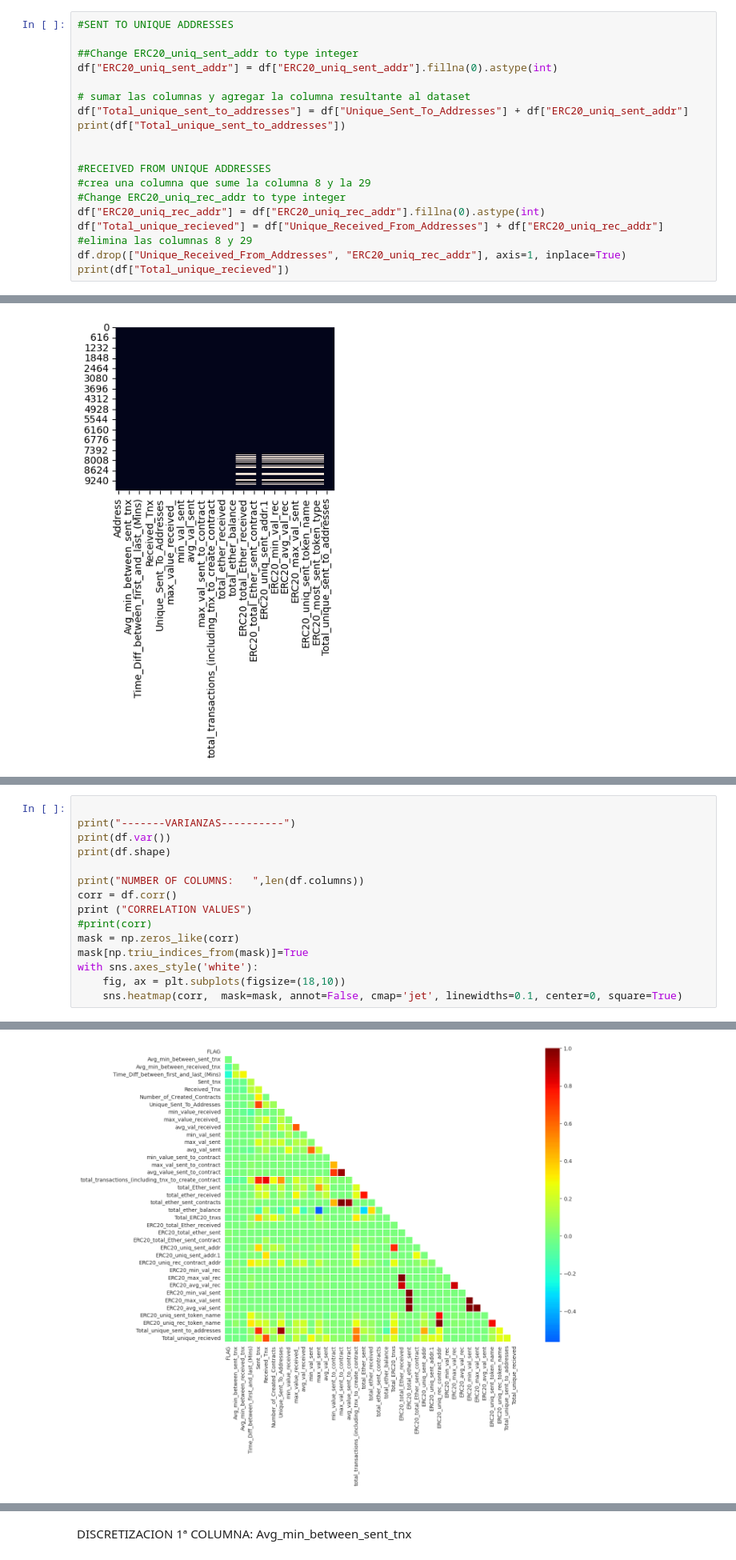
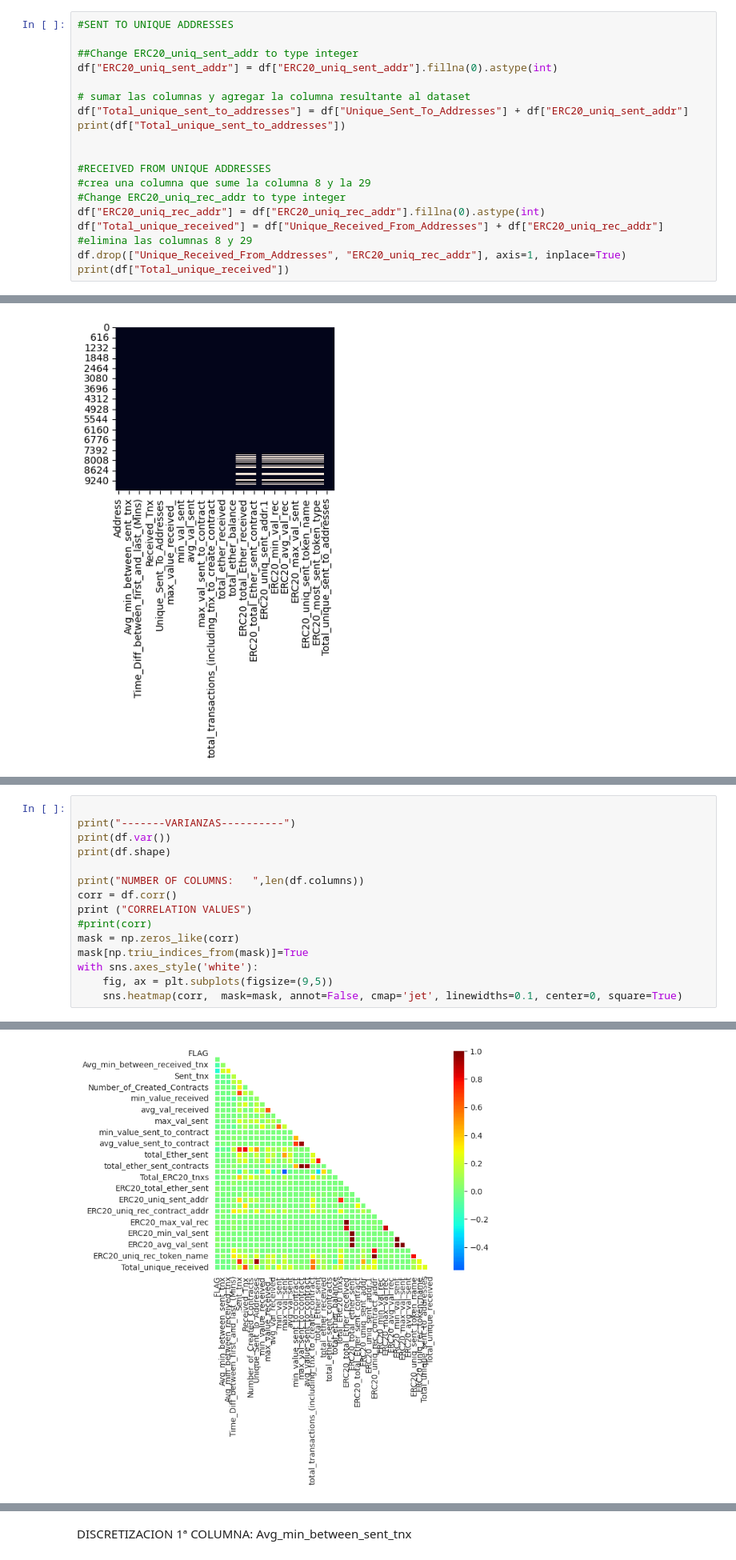
Before and after one commit to docampo99/Fraud_Detection_with_AI, a Jupyter notebook: Ethereum.ipynb, the cells around one changed output, grey strips where cells are left out. Shown at 80% size. Cells and saved outputs as stored; diff of their text form.

```diff
--- a/Ethereum.ipynb
+++ b/Ethereum.ipynb
@@ -165,10 +166,10 @@ print(df["Total_unique_sent_to_addresses"])
 #crea una columna que sume la columna 8 y la 29
 #Change ERC20_uniq_rec_addr to type integer
 df["ERC20_uniq_rec_addr"] = df["ERC20_uniq_rec_addr"].fillna(0).astype(int)
-df["Total_unique_recieved"] = df["Unique_Received_From_Addresses"] + df["ERC20_uniq_rec_addr"]
+df["Total_unique_received"] = df["Unique_Received_From_Addresses"] + df["ERC20_uniq_rec_addr"]
 #elimina las columnas 8 y 29
 df.drop(["Unique_Received_From_Addresses", "ERC20_uniq_rec_addr"], axis=1, inplace=True)
-print(df["Total_unique_recieved"])
+print(df["Total_unique_received"])
 # %% [output]
 0       148
 1        15
@@ -213,35 +216,35 @@ plt.show()
 print("-------VARIANZAS----------")
 print(df.var())
 print(df.shape)
 
 print("NUMBER OF COLUMNS:   ",len(df.columns))
 corr = df.corr()
 print ("CORRELATION VALUES")
 #print(corr)
 mask = np.zeros_like(corr)
 mask[np.triu_indices_from(mask)]=True
 with sns.axes_style('white'):
-    fig, ax = plt.subplots(figsize=(18,10))
+    fig, ax = plt.subplots(figsize=(9,5))
     sns.heatmap(corr,  mask=mask, annot=False, cmap='jet', linewidths=0.1, center=0, square=True)
 # %% [output]
 -------VARIANZAS----------
 FLAG                                                    1.273743e-01
 Avg_min_between_sent_tnx                                4.900880e+08
 Avg_min_between_received_tnx                            5.609860e+08
 Time_Diff_between_first_and_last_(Mins)                 1.098688e+11
 Sent_tnx                                                6.248215e+05
 Received_Tnx                                            9.631088e+05
 Number_of_Created_Contracts                             2.184618e+04
 Unique_Sent_To_Addresses                                7.594203e+04
 min_value_received                                      1.130904e+05
 max_value_received_                                     1.847689e+08
 avg_val_received                                        9.085309e+06
 ... (28 lines left out)
 dtype: float64
 (9012, 39)
 NUMBER OF COLUMNS:    39
 CORRELATION VALUES
-[figure, old version]
+[figure, new version]
 # %%
 drop = [
 'total_transactions_(including_tnx_to_create_contract',
```
Also changed, not shown: parts of 30 cells of this notebook, 1 other file.
